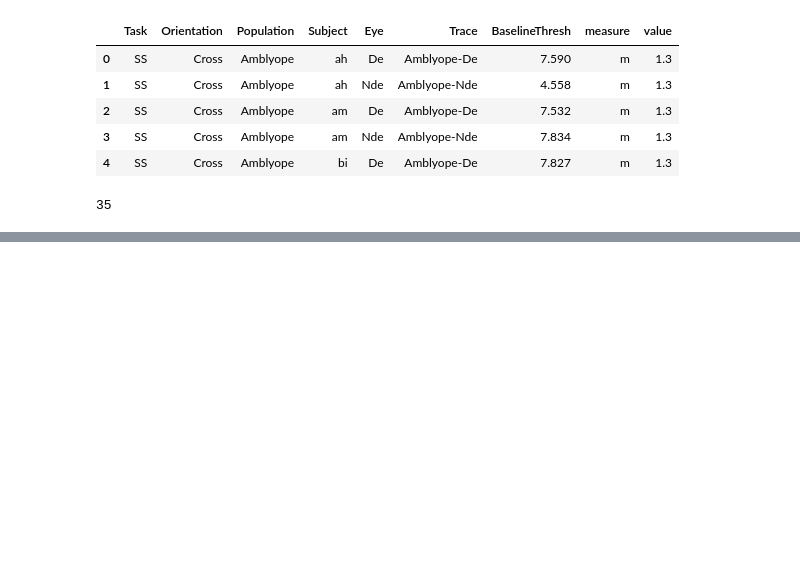
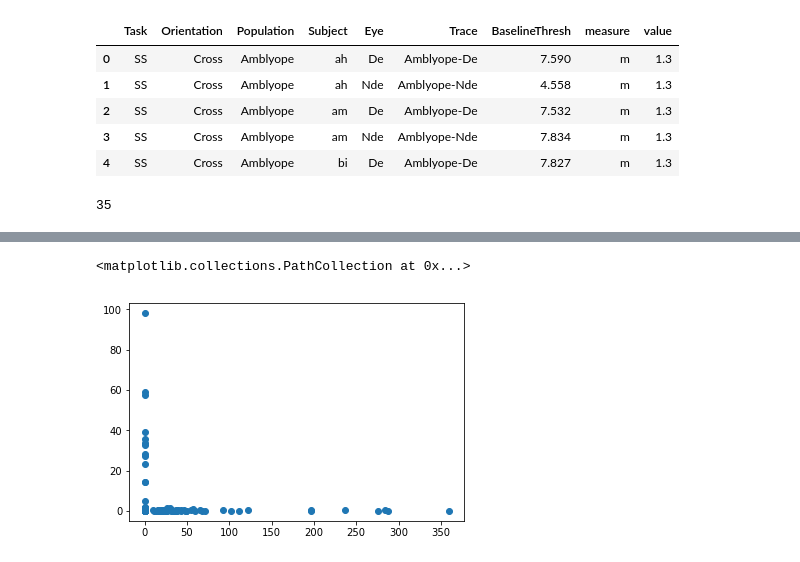
Before and after one commit to smerdis/mrs_amblyopia, a Jupyter notebook: Modeling Thresholds, v3, 2018-05.ipynb, the cells around one changed output, grey strips where cells are left out. Drawn from its saved outputs; the diff is of its cells as text; code cells hidden in the pictures; blank space fills up the shorter version.

```diff
--- a/Modeling Thresholds, v3, 2018-05.ipynb
+++ b/Modeling Thresholds, v3, 2018-05.ipynb
@@ -449,0 +373,5 @@ with s.PdfPages('plots/collab-201710/gaba_vs_{}_combeyes_n{}_condensed.pdf'.form
+# %%
+plt.scatter(pfit_all_ppsub[pfit_all_ppsub.measure=="w_m"]['value'], pfit_all_ppsub[pfit_all_ppsub.measure=="w_d"]['value'])
+# %% [output]
+<matplotlib.collections.PathCollection at 0x...>
+[figure, added]
```
Also changed, not shown: parts of 26 cells of this notebook.
